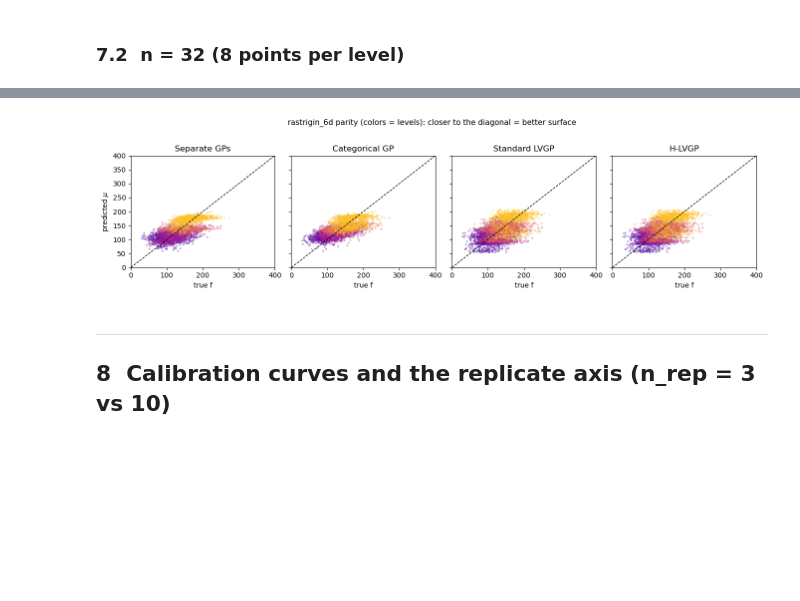
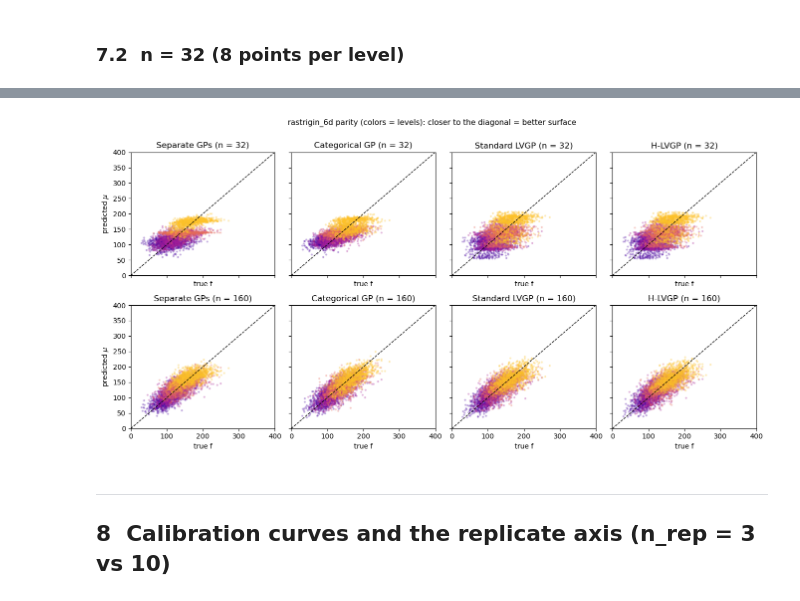
Before and after one commit to Chris1504-fdz/lvgp_modeling_comp, a Jupyter notebook: notebooks/surrogate_comparison_study.ipynb, the cells around one changed output, grey strips where cells are left out. Cells and saved outputs as stored; diff of their text form; code cells hidden in the pictures; blank space fills up the shorter version.

```diff
--- a/notebooks/surrogate_comparison_study.ipynb
+++ b/notebooks/surrogate_comparison_study.ipynb
@@ -46,6 +46,7 @@ N_REPS = [3, 10]               # replicate axis compared in section 8
 NBIG = 32                      # "moderate" 1-D budget: 8 pts/level for camel; branin uses 40
 N40 = 40
 NMID_B, NMID_C, NMID_R = 25, 20, 20   # "middle" budgets: ~5 pts/level for each problem
+NR80, NR160 = 80, 160                  # rastrigin-only larger budgets (20 and 40 pts/level)
 pd.set_option("display.float_format", lambda v: f"{v:.4f}")
 # %% [markdown]
 ---
@@ -607,22 +650,23 @@ rastrigin_6d — mean over levels + best model per metric
 # %%
 # Parity plots: predicted vs true on the 1024-pt Sobol cloud, all levels pooled
-fig, axes = plt.subplots(1, len(MODEL_KEYS), figsize=(3.4*len(MODEL_KEYS), 3.5),
+Xt6 = study.test_points(spec6)[1]
+fig, axes = plt.subplots(2, len(MODEL_KEYS), figsize=(3.4*len(MODEL_KEYS), 6.8),
                          sharex=True, sharey=True)
-Xt6 = study.test_points(spec6)[1]
-for ax, k in zip(axes, MODEL_KEYS):
-    mdl = study.CachedPredictions("rastrigin_6d", k, SEED, N_REP)
-    for lv in spec6.levels:
-        ft = np.ravel(spec6.f_true_level(Xt6, lv))
-        mu, _ = mdl.mean_std(lv, Xt6)
-        ax.scatter(ft, mu, s=4, alpha=.25, color=plt.cm.plasma(.12+.25*(lv-1)))
-    ax.plot([0, 400], [0, 400], "k--", lw=1)
-    ax.set(title=LABELS[k], xlabel="true f", xlim=(0, 400), ylim=(0, 400))
-axes[0].set_ylabel("predicted $\\mu$")
+for r, (ni, tag) in enumerate([(None, "n = 32"), (NR160, "n = 160")]):
+    for ax, k in zip(axes[r], MODEL_KEYS):
+        mdl = study.CachedPredictions("rastrigin_6d", k, SEED, N_REP, ni)
+        for lv in spec6.levels:
+            ft = np.ravel(spec6.f_true_level(Xt6, lv))
+            mu, _ = mdl.mean_std(lv, Xt6)
+            ax.scatter(ft, mu, s=4, alpha=.25, color=plt.cm.plasma(.12+.25*(lv-1)))
+        ax.plot([0, 400], [0, 400], "k--", lw=1)
+        ax.set(title=f"{LABELS[k]} ({tag})", xlabel="true f", xlim=(0, 400), ylim=(0, 400))
+    axes[r][0].set_ylabel("predicted $\\mu$")
 fig.suptitle("rastrigin_6d parity (colors = levels): closer to the diagonal = better surface",
-             y=1.02, fontsize=11)
+             y=1.0, fontsize=11)
 plt.tight_layout(); plt.show()
 # %% [output]
-[figure, old version]
+[figure, new version]
 # %% [markdown]
 ---
 ## 8&nbsp;&nbsp;Calibration curves and the replicate axis (n_rep = 3 vs 10)
```
Also changed, not shown: parts of 12 cells of this notebook, 28 other files.
